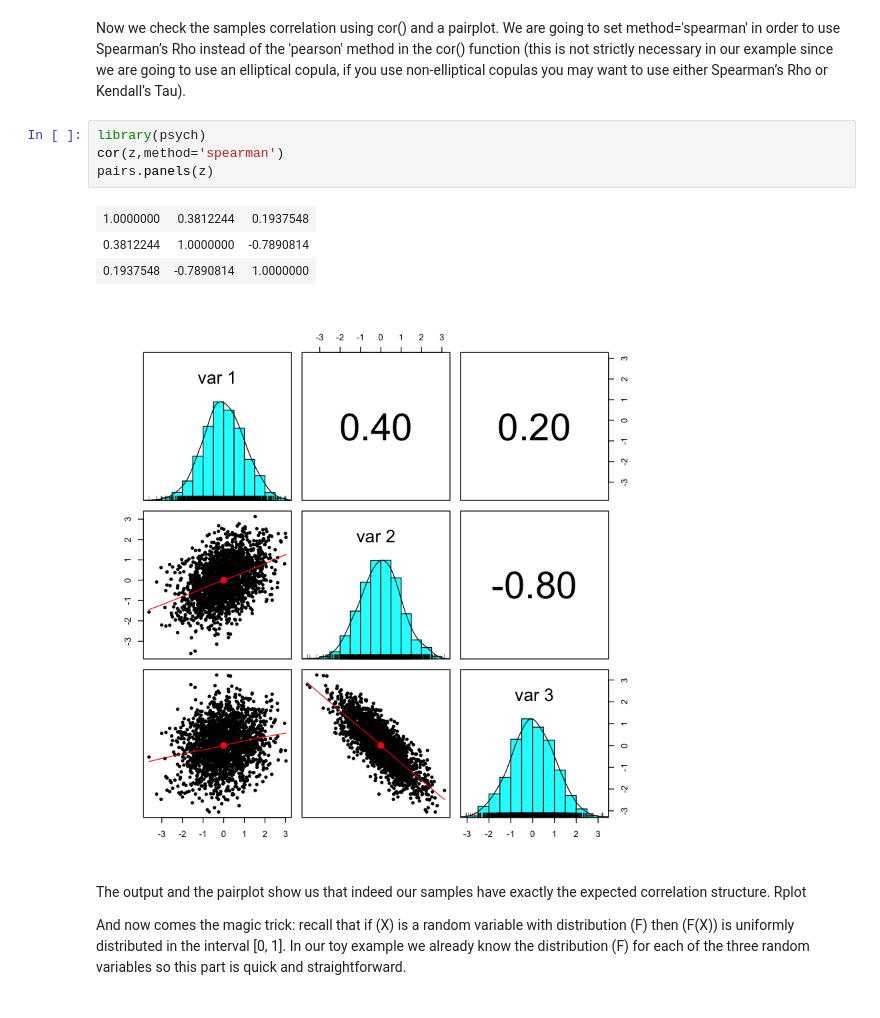
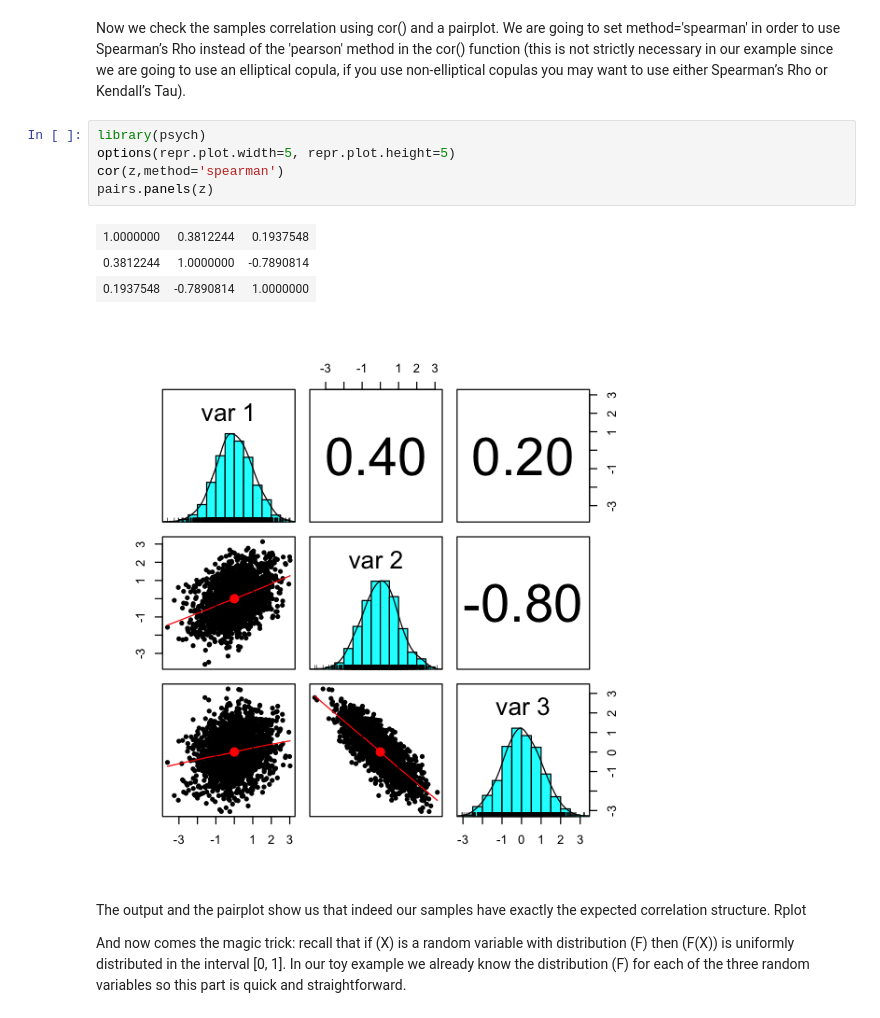
Before and after one commit to polyhedron-gdl/copula-methods-in-finance, a Jupyter notebook: notebooks/copula_notes.ipynb, the cells around one changed output. Drawn from its saved outputs; the diff is of its cells as text.

```diff
--- a/notebooks/copula_notes.ipynb
+++ b/notebooks/copula_notes.ipynb
@@ -27,13 +27,14 @@ Now we check the samples correlation using cor() and a pairplot.
 We are going to set method='spearman' in order to use Spearman’s Rho instead of the 'pearson' method in the cor() function (this is not strictly necessary in our example since we are going to use an elliptical copula, if you use non-elliptical copulas you may want to use either Spearman’s Rho or Kendall’s Tau).
 # %%
 library(psych)
+options(repr.plot.width=5, repr.plot.height=5)
 cor(z,method='spearman')
 pairs.panels(z)
 # %% [output]
 | 1.0000000 | 0.3812244 | 0.1937548 |
 | 0.3812244 | 1.0000000 | -0.7890814 |
 | 0.1937548 | -0.7890814 | 1.0000000 |
-[figure, old version]
+[figure, new version]
 # %% [markdown]
 The output and the pairplot show us that indeed our samples have exactly the expected correlation structure.
 Rplot
```
Also changed, not shown: parts of 2 cells of this notebook.
